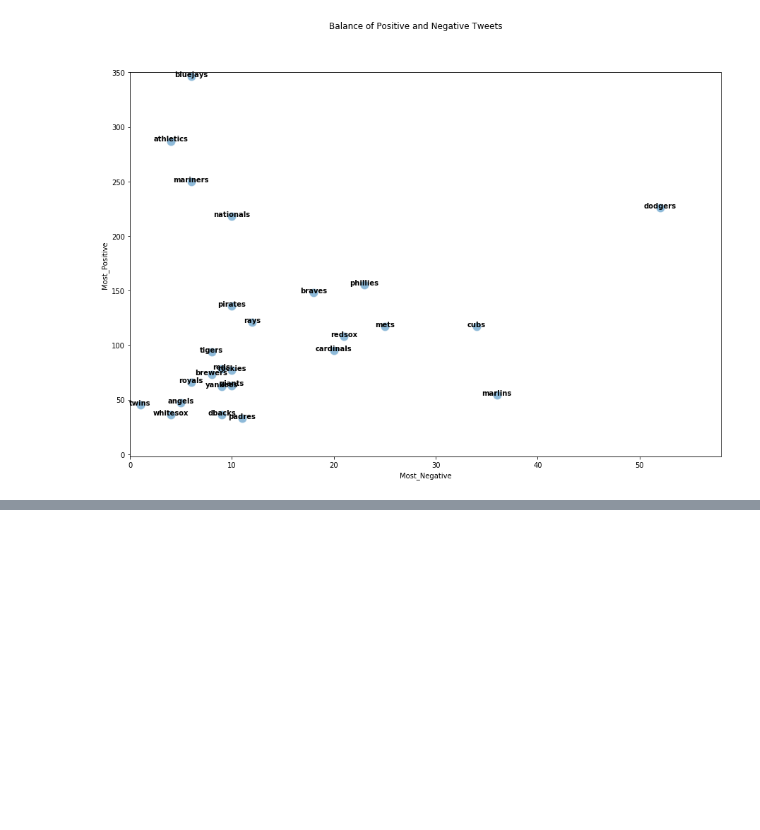
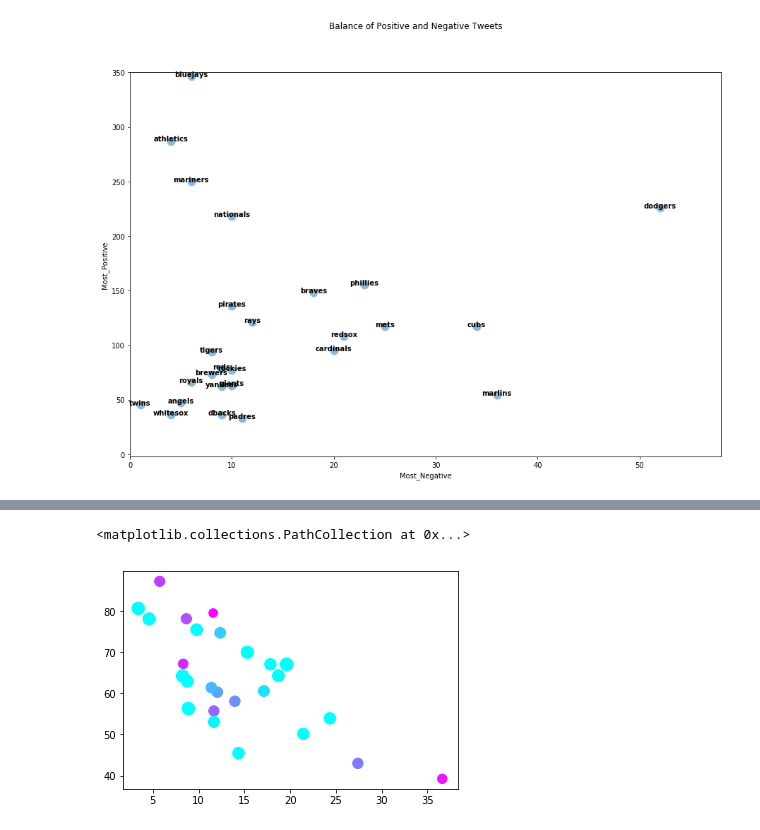
Before and after one commit to dcpatti/ThePrideProject, a Jupyter notebook: Basic Charts from Analyzed Tweets.ipynb, the cells around one changed output, grey strips where cells are left out. Drawn from its saved outputs; the diff is of its cells as text; code cells hidden in the pictures; blank space fills up the shorter version.

```diff
--- a/Basic Charts from Analyzed Tweets.ipynb
+++ b/Basic Charts from Analyzed Tweets.ipynb
@@ -71,3 +83,7 @@ for line in range(0,df.shape[0]):
      ax.text(df2.Most_Negative[line], df2.Most_Positive[line], df2.teams[line], horizontalalignment='center', size='medium', color='black', weight='semibold')
 # %% [output]
 [figure]
+# %%
+chart_df2 =df[['Pct_Any_Negative','Pct_Any_Positive','Win_PCT']]
+chart_df2=chart_df2.reset_index()
+chart_df2.head()
@@ -73,0 +97,8 @@ for line in range(0,df.shape[0]):
+# %%
+colors = plt.cm.cool_r(np.linspace(0, 2, 26))
+sizes=chart_df2.Win_PCT
+
+plt.scatter(chart_df2.Pct_Any_Negative, chart_df2.Pct_Any_Positive, s=sizes*0.25, c=colors)
+# %% [output]
+<matplotlib.collections.PathCollection at 0x...>
+[figure, added]
```
Also changed, not shown: parts of 9 cells of this notebook.
